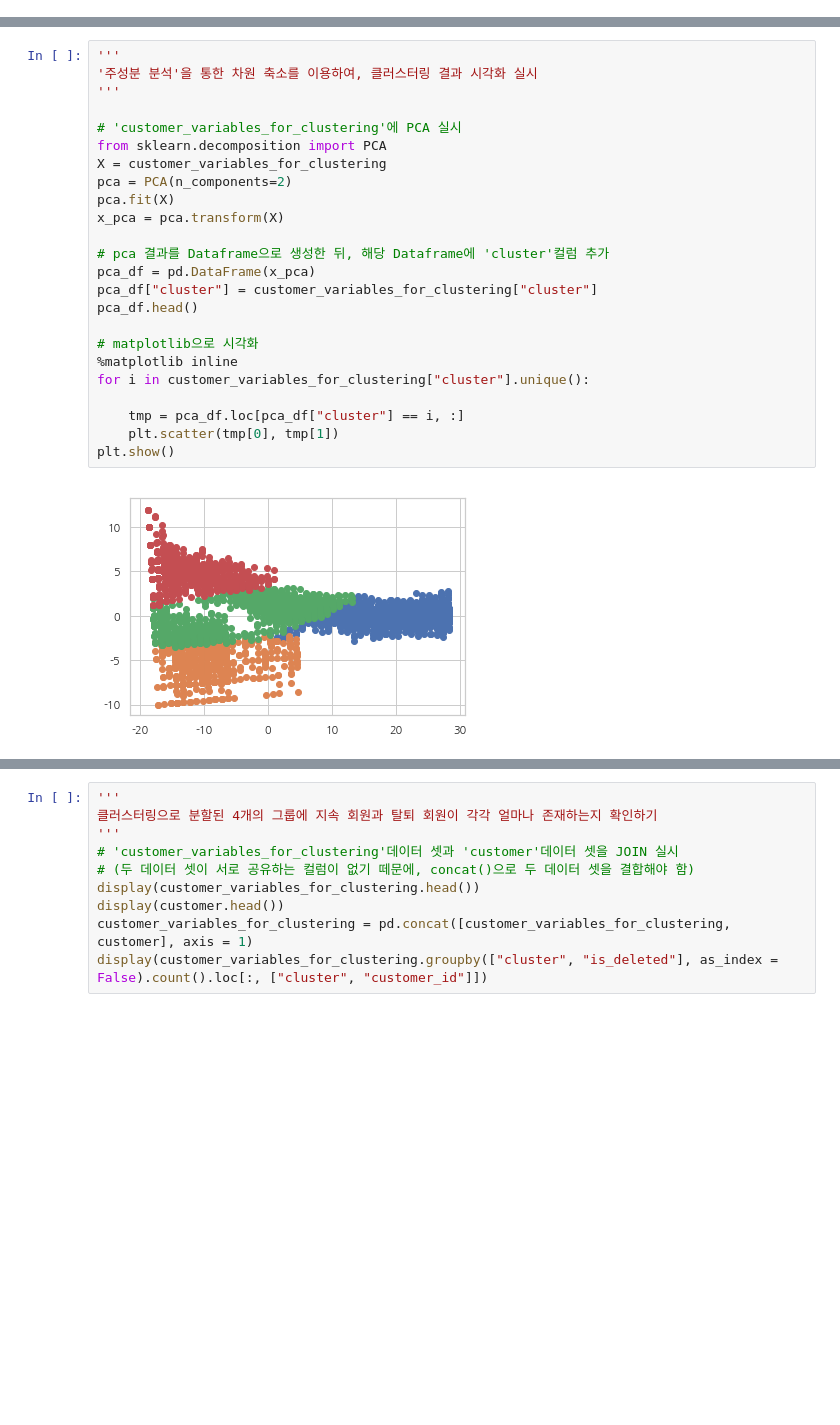
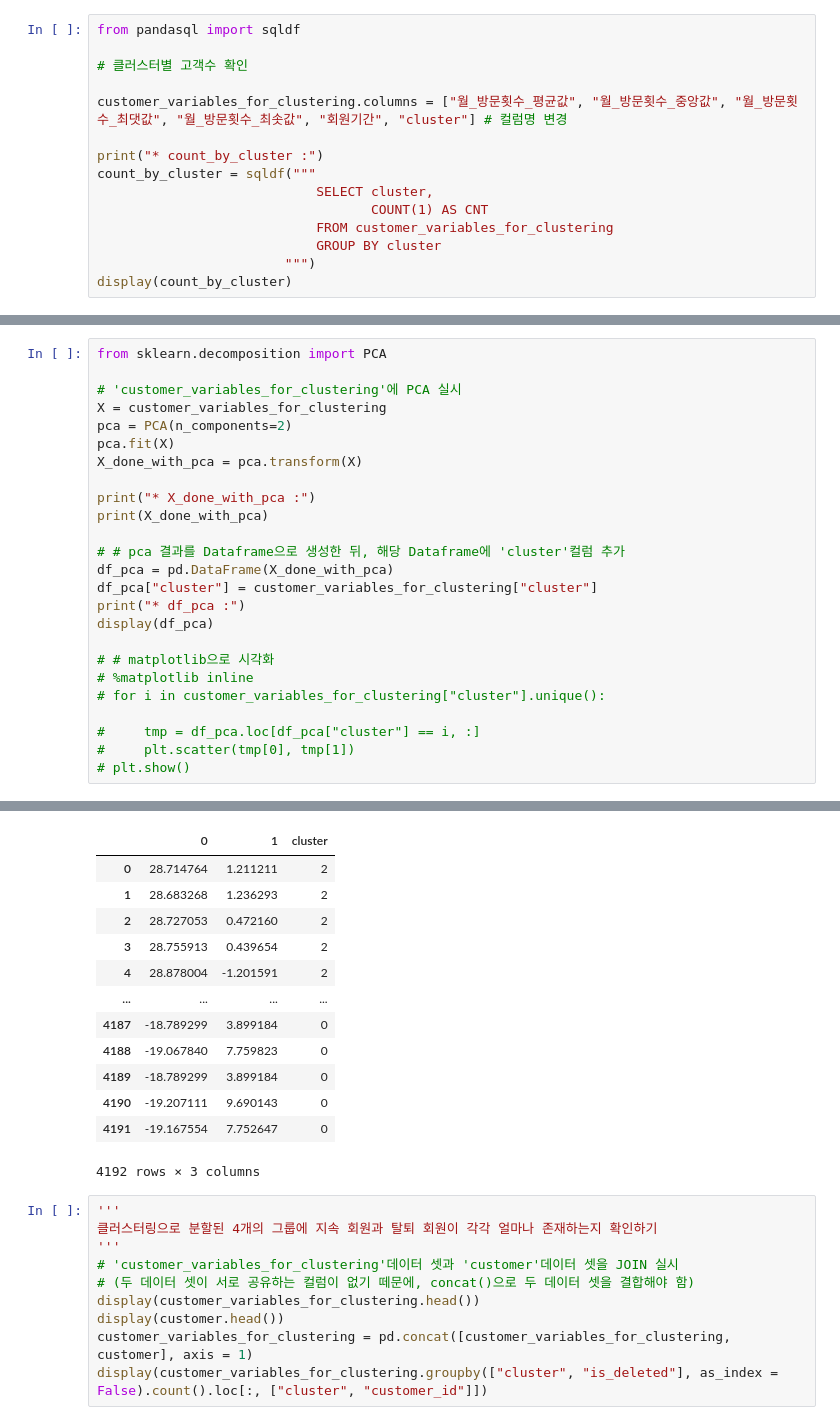
Before and after one commit to wooseok1152/python-data_analysis, a Jupyter notebook: 4장 고객의 행동을 예측하는 테크닉 10.ipynb, the cells around one changed output, grey strips where cells are left out. Cells and saved outputs as stored; diff of their text form; blank space fills up the shorter version.

```diff
--- a/4장 고객의 행동을 예측하는 테크닉 10.ipynb
+++ b/4장 고객의 행동을 예측하는 테크닉 10.ipynb
@@ -123,0 +155,15 @@ customer_variables_for_clustering.groupby("cluster").mean()
+# %%
+from pandasql import sqldf
+
+# 클러스터별 고객수 확인
+
+customer_variables_for_clustering.columns = ["월_방문횟수_평균값", "월_방문횟수_중앙값", "월_방문횟수_최댓값", "월_방문횟수_최솟값", "회원기간", "cluster"] # 컬럼명 변경
+
+print("* count_by_cluster :")
+count_by_cluster = sqldf("""
+                            SELECT cluster,
+                                   COUNT(1) AS CNT
+                            FROM customer_variables_for_clustering
+                            GROUP BY cluster
+                        """)
+display(count_by_cluster)
@@ -124,26 +225,26 @@ customer_variables_for_clustering.groupby("cluster").mean()
 # %%
-'''
-'주성분 분석'을 통한 차원 축소를 이용하여, 클러스터링 결과 시각화 실시
-'''
+from sklearn.decomposition import PCA
 
 # 'customer_variables_for_clustering'에 PCA 실시
-from sklearn.decomposition import PCA
 X = customer_variables_for_clustering
 pca = PCA(n_components=2)
 pca.fit(X)
-x_pca = pca.transform(X)
+X_done_with_pca = pca.transform(X)
 
-# pca 결과를 Dataframe으로 생성한 뒤, 해당 Dataframe에 'cluster'컬럼 추가
-pca_df = pd.DataFrame(x_pca)
-pca_df["cluster"] = customer_variables_for_clustering["cluster"]
-pca_df.head()
+print("* X_done_with_pca :")
+print(X_done_with_pca)
 
-# matplotlib으로 시각화
-%matplotlib inline
-for i in customer_variables_for_clustering["cluster"].unique():
+# # pca 결과를 Dataframe으로 생성한 뒤, 해당 Dataframe에 'cluster'컬럼 추가
+df_pca = pd.DataFrame(X_done_with_pca)
+df_pca["cluster"] = customer_variables_for_clustering["cluster"]
+print("* df_pca :")
+display(df_pca)
 
-    tmp = pca_df.loc[pca_df["cluster"] == i, :]
-    plt.scatter(tmp[0], tmp[1])
-plt.show()
+# # matplotlib으로 시각화
+# %matplotlib inline
+# for i in customer_variables_for_clustering["cluster"].unique():
+
+#     tmp = df_pca.loc[df_pca["cluster"] == i, :]
+#     plt.scatter(tmp[0], tmp[1])
+# plt.show()
 # %% [output]
-[figure, removed]
@@ -150,3 +260,16 @@ plt.show()
+|  | 0 | 1 | cluster |
+| 0 | 28.714764 | 1.211211 | 2 |
+| 1 | 28.683268 | 1.236293 | 2 |
+| 2 | 28.727053 | 0.472160 | 2 |
+| 3 | 28.755913 | 0.439654 | 2 |
+| 4 | 28.878004 | -1.201591 | 2 |
+| ... | ... | ... | ... |
+| 4187 | -18.789299 | 3.899184 | 0 |
+| 4188 | -19.067840 | 7.759823 | 0 |
+| 4189 | -18.789299 | 3.899184 | 0 |
+| 4190 | -19.207111 | 9.690143 | 0 |
+| 4191 | -19.167554 | 7.752647 | 0 |
+4192 rows × 3 columns
 # %%
 '''
 클러스터링으로 분할된 4개의 그룹에 지속 회원과 탈퇴 회원이 각각 얼마나 존재하는지 확인하기
```
Also changed, not shown: parts of 11 cells of this notebook.
